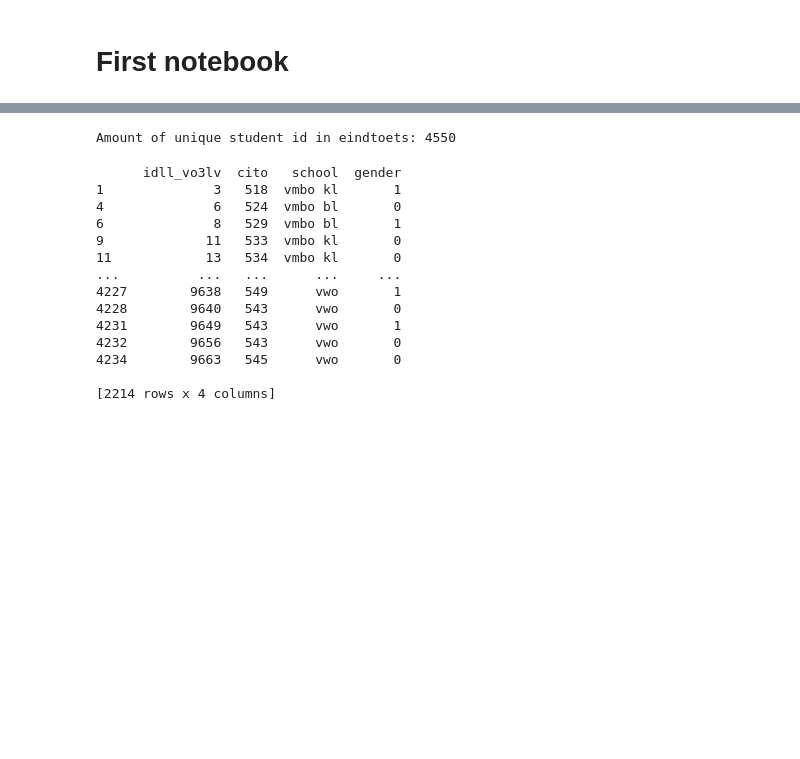
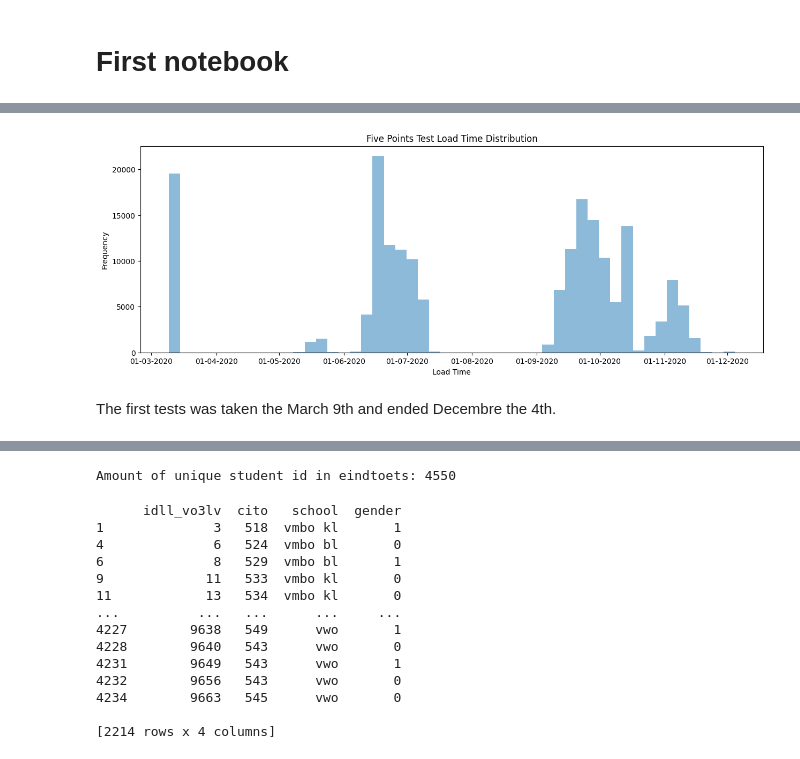
Before and after one commit to RowanBattles/Group4AI, a Jupyter notebook: Workbook.ipynb, the cells around one changed output, grey strips where cells are left out. Saved outputs shown, nothing was run; the diff lists cells and outputs as text; code cells hidden in the pictures; blank space fills up the shorter version.

```diff
--- a/Workbook.ipynb
+++ b/Workbook.ipynb
@@ -19,0 +11,11 @@ dfFivePoints.head()
+# %%
+# timestampload * 1.0
+dfFivePoints['timestampload'] = dfFivePoints['timestampload'] * 1.0
+
+# Sort by timestampload
+dfFivePoints = dfFivePoints.sort_values(by='timestampsm', ascending=True)
+
+# Display format
+pd.options.display.float_format = '{:.0f}'.format
+
+dfFivePoints.head()
@@ -19,0 +29,23 @@ dfFivePoints.head()
+# %%
+import matplotlib.pyplot as plt
+import matplotlib.dates as mdates
+
+# Convert the timestamp integers to datetime objects
+dfFivePoints['datetime'] = pd.to_datetime(dfFivePoints['timestampload'], unit='ms')
+
+# Create the histogram plot with a wider figure size
+fig, ax = plt.subplots(figsize=(15, 5))  # Adjust width as needed
+ax.hist(dfFivePoints['datetime'], bins=50, alpha=0.5)
+
+# Set x-axis tick labels to show only 5 datetime values
+ax.xaxis.set_major_locator(mdates.AutoDateLocator())
+ax.xaxis.set_major_formatter(mdates.DateFormatter('%d-%m-%Y'))
+
+plt.title('Five Points Test Load Time Distribution')
+plt.xlabel('Load Time')
+plt.ylabel('Frequency')
+plt.show()
+# %% [output]
+[figure, added]
+# %% [markdown]
+The first tests was taken the March 9th and ended Decembre the 4th.
```
Also changed, not shown: parts of 7 cells of this notebook.
